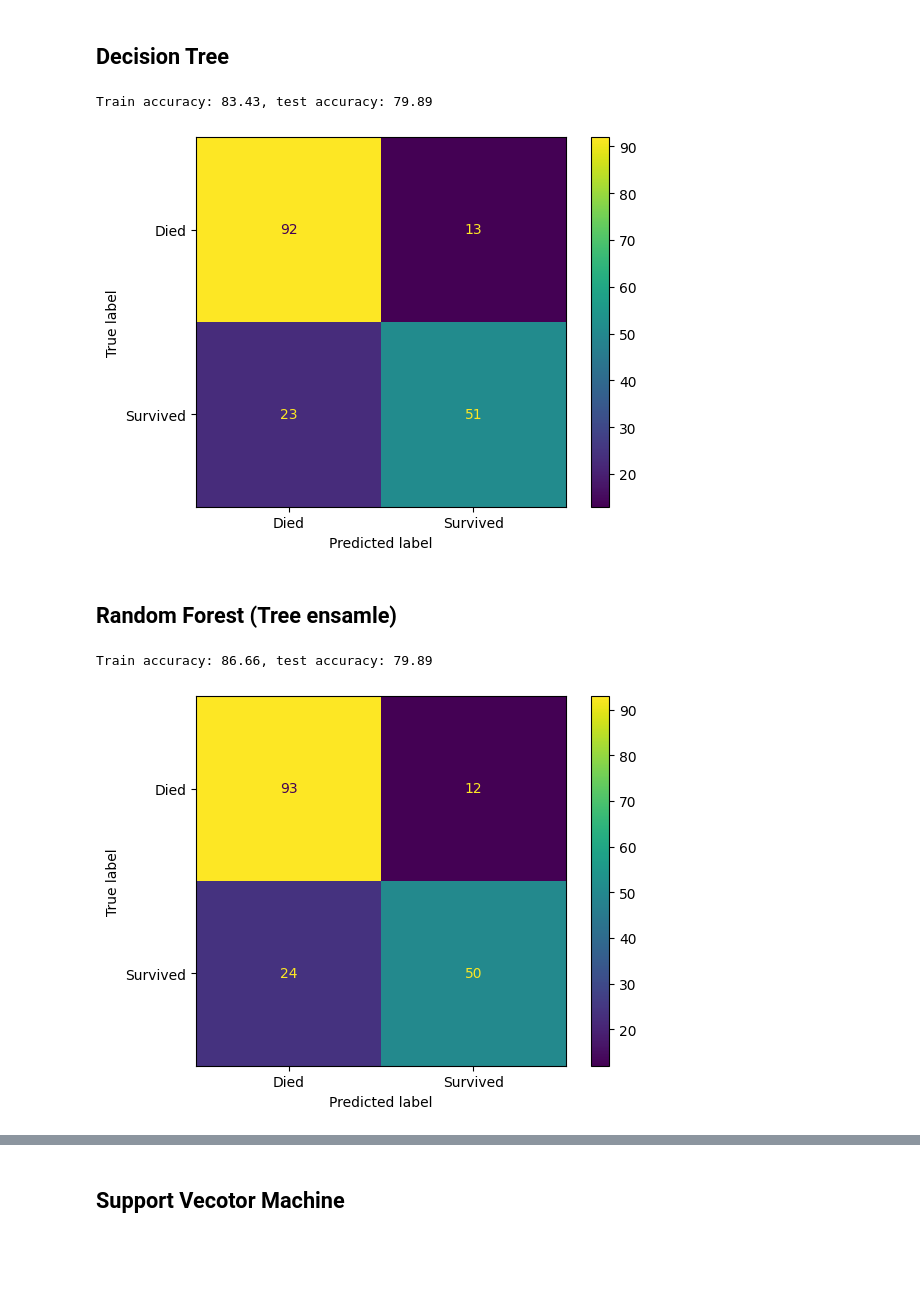
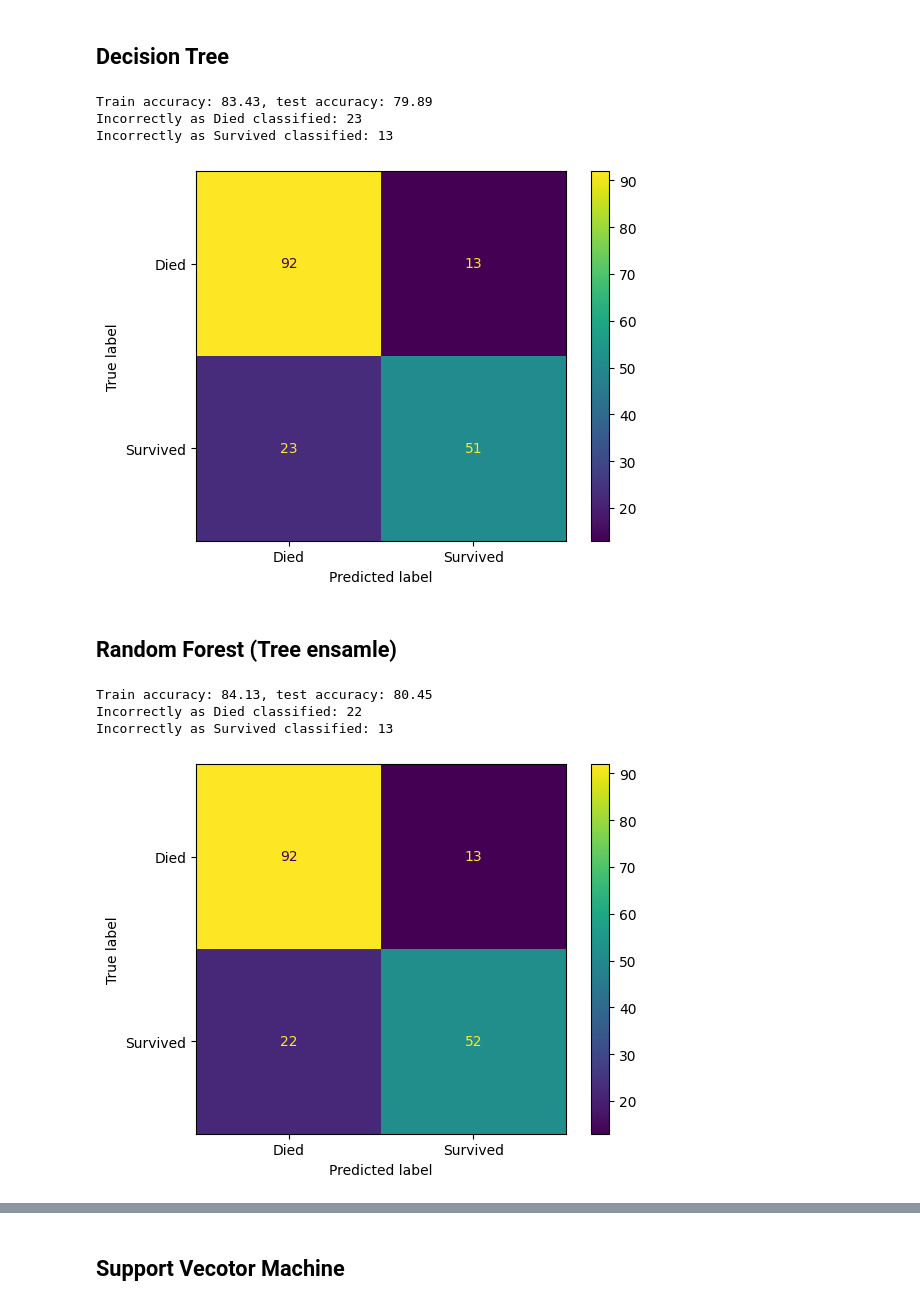
Before and after one commit to alexehrlich/titanic, a Jupyter notebook: data_exploration.ipynb, the cells around one changed output, grey strips where cells are left out. Saved outputs shown, nothing was run; the diff lists cells and outputs as text; code cells hidden in the pictures; blank space fills up the shorter version.

```diff
--- a/data_exploration.ipynb
+++ b/data_exploration.ipynb
@@ -414,12 +412,14 @@ def evaluate_model(model, X_train, X_test, y_train, y_test, labels=['Died', 'Sur
   y_pred_test = model.predict(X_test)
   y_pred_train = model.predict(X_train)
   if (type(y_pred_train) is torch.Tensor):
-    y_pred_test = np.reshape(y_pred_test.numpy(), newshape=len(y_test))
-    y_pred_train = np.reshape(y_pred_train.numpy(), newshape=len(y_train))
+    y_pred_test = np.reshape(y_pred_test.numpy(), shape=len(y_test))
+    y_pred_train = np.reshape(y_pred_train.numpy(), shape=len(y_train))
   train_accuracy = (sum(y_pred_train == y_train) / len(y_train)) * 100
   test_accuracy = (sum(y_pred_test == y_test) / len(y_test)) * 100
   print(f"Train accuracy: {train_accuracy:.2f}, test accuracy: {test_accuracy:.2f}")
   cm = confusion_matrix(y_test, y_pred_test)
+  print(f"Incorrectly as Died classified: {cm[1][0]}")
+  print(f"Incorrectly as Survived classified: {cm[0][1]}")
   disp = ConfusionMatrixDisplay(confusion_matrix=cm, display_labels=labels)
   disp.plot()
 # %% [markdown]
@@ -497,37 +516,42 @@ tree_clf.fit(X_train, y_train)
 evaluate_model(tree_clf, X_train, X_test, y_train, y_test)
 # %% [output]
 Train accuracy: 83.43, test accuracy: 79.89
+Incorrectly as Died classified: 23
+Incorrectly as Survived classified: 13
 [figure]
 # %% [markdown]
 ## Random Forest (Tree ensamle)
 # %%
 from sklearn.ensemble import RandomForestClassifier
 
 param_grid = {
     'n_estimators': [50, 100, 200],
     'max_depth': [3, 5, 7, 10],
     'min_samples_split': [2, 5, 10],
     'min_samples_leaf': [1, 2, 4],
     'criterion': ['gini', 'entropy']
 }
 
 X_train, X_test, y_train, y_test = split_data(
     train_df,
     numerical_features=['Pclass', 'Age', 'Family_Size', 'Fare'],
     categorical_features = ['Sex'],
-    target = 'Survived')
+    target = 'Survived',
+    random_state=42)
 
 # grid = GridSearchCV(RandomForestClassifier(), param_grid)
 # grid.fit(X_train, y_train)
 # print(f"Best params: {grid.best_params_}")
 # print(f"Test accuracy: {grid.score(X_test, y_test):.2f}")
 
-forest_clf = RandomForestClassifier(n_estimators=50, criterion='entropy', max_depth=5)
+forest_clf = RandomForestClassifier(n_estimators=50, criterion='entropy', max_depth=4)
 forest_clf.fit(X_train, y_train)
 
 evaluate_model(forest_clf, X_train, X_test, y_train, y_test)
 # %% [output]
-Train accuracy: 86.66, test accuracy: 79.89
+Train accuracy: 84.13, test accuracy: 80.45
+Incorrectly as Died classified: 22
+Incorrectly as Survived classified: 13
-[figure, old version]
+[figure, new version]
 # %% [markdown]
 ## XGBoost
```
Also changed, not shown: parts of 13 cells of this notebook, 1 other file.
